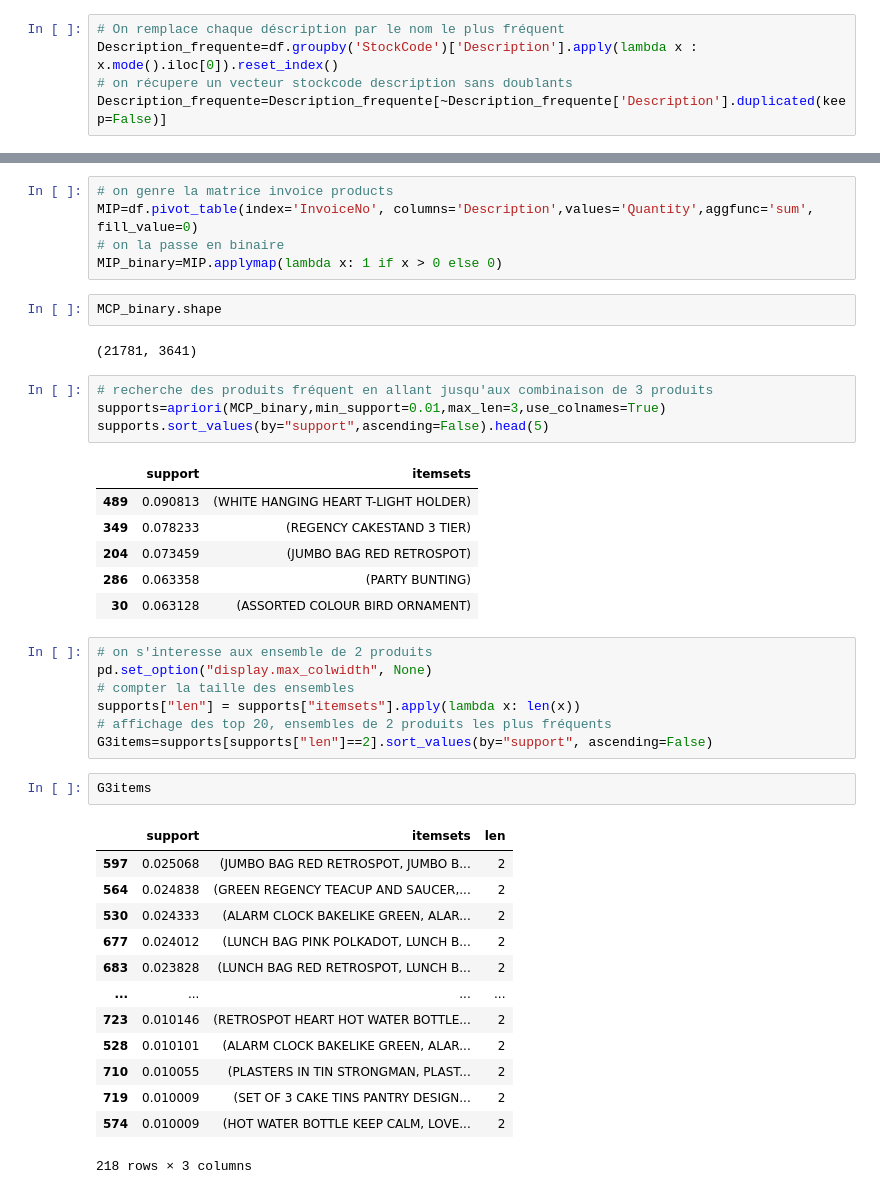
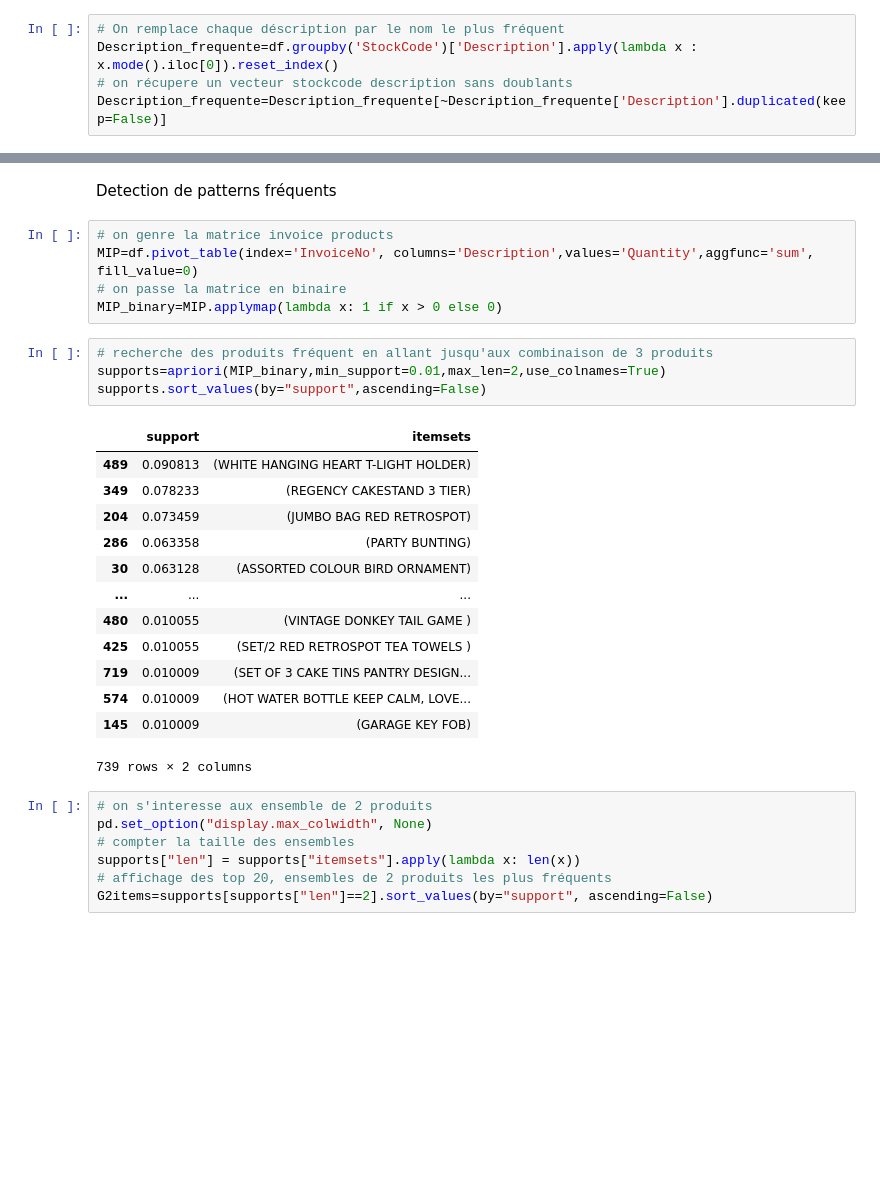
Before and after one commit to AchourSimoud/Projet_data_mining, a Jupyter notebook: projet_DM.ipynb, the cells around one changed output, grey strips where cells are left out. Drawn from its saved outputs; the diff is of its cells as text; blank space fills up the shorter version.

```diff
--- a/projet_DM.ipynb
+++ b/projet_DM.ipynb
@@ -78,46 +75,35 @@ top_3_products_by_country.head()
+# %% [markdown]
+Detection de patterns fréquents
 # %%
 # on genre la matrice invoice products
 MIP=df.pivot_table(index='InvoiceNo', columns='Description',values='Quantity',aggfunc='sum', fill_value=0)
-# on la passe en binaire
+# on passe la matrice en binaire
 MIP_binary=MIP.applymap(lambda x: 1 if x > 0 else 0)
-# %%
-MCP_binary.shape
-# %% [output]
-(21781, 3641)
 # %%
 # recherche des produits fréquent en allant jusqu'aux combinaison de 3 produits
-supports=apriori(MCP_binary,min_support=0.01,max_len=3,use_colnames=True)
-supports.sort_values(by="support",ascending=False).head(5)
+supports=apriori(MIP_binary,min_support=0.01,max_len=2,use_colnames=True)
+supports.sort_values(by="support",ascending=False)
 # %% [output]
 |  | support | itemsets |
 | 489 | 0.090813 | (WHITE HANGING HEART T-LIGHT HOLDER) |
 | 349 | 0.078233 | (REGENCY CAKESTAND 3 TIER) |
 | 204 | 0.073459 | (JUMBO BAG RED RETROSPOT) |
 | 286 | 0.063358 | (PARTY BUNTING) |
 | 30 | 0.063128 | (ASSORTED COLOUR BIRD ORNAMENT) |
+| ... | ... | ... |
+| 480 | 0.010055 | (VINTAGE DONKEY TAIL GAME ) |
+| 425 | 0.010055 | (SET/2 RED RETROSPOT TEA TOWELS ) |
+| 719 | 0.010009 | (SET OF 3 CAKE TINS PANTRY DESIGN... |
+| 574 | 0.010009 | (HOT WATER BOTTLE KEEP CALM, LOVE... |
+| 145 | 0.010009 | (GARAGE KEY FOB) |
+739 rows × 2 columns
 # %%
 # on s'interesse aux ensemble de 2 produits
 pd.set_option("display.max_colwidth", None)
 # compter la taille des ensembles
 supports["len"] = supports["itemsets"].apply(lambda x: len(x))
 # affichage des top 20, ensembles de 2 produits les plus fréquents
-G3items=supports[supports["len"]==2].sort_values(by="support", ascending=False)
+G2items=supports[supports["len"]==2].sort_values(by="support", ascending=False)
-# %%
-G3items
-# %% [output]
-|  | support | itemsets | len |
-| 597 | 0.025068 | (JUMBO BAG RED RETROSPOT, JUMBO B... | 2 |
-| 564 | 0.024838 | (GREEN REGENCY TEACUP AND SAUCER,... | 2 |
-| 530 | 0.024333 | (ALARM CLOCK BAKELIKE GREEN, ALAR... | 2 |
-| 677 | 0.024012 | (LUNCH BAG PINK POLKADOT, LUNCH B... | 2 |
-| 683 | 0.023828 | (LUNCH BAG RED RETROSPOT, LUNCH B... | 2 |
-| ... | ... | ... | ... |
-| 723 | 0.010146 | (RETROSPOT HEART HOT WATER BOTTLE... | 2 |
-| 528 | 0.010101 | (ALARM CLOCK BAKELIKE GREEN, ALAR... | 2 |
-| 710 | 0.010055 | (PLASTERS IN TIN STRONGMAN, PLAST... | 2 |
-| 719 | 0.010009 | (SET OF 3 CAKE TINS PANTRY DESIGN... | 2 |
-| 574 | 0.010009 | (HOT WATER BOTTLE KEEP CALM, LOVE... | 2 |
-218 rows × 3 columns
 # %%
 # on calcule les regles d'association
 rules = association_rules(supports, min_threshold=0.05)
```
Also changed, not shown: parts of 18 cells of this notebook, 2 other files.
